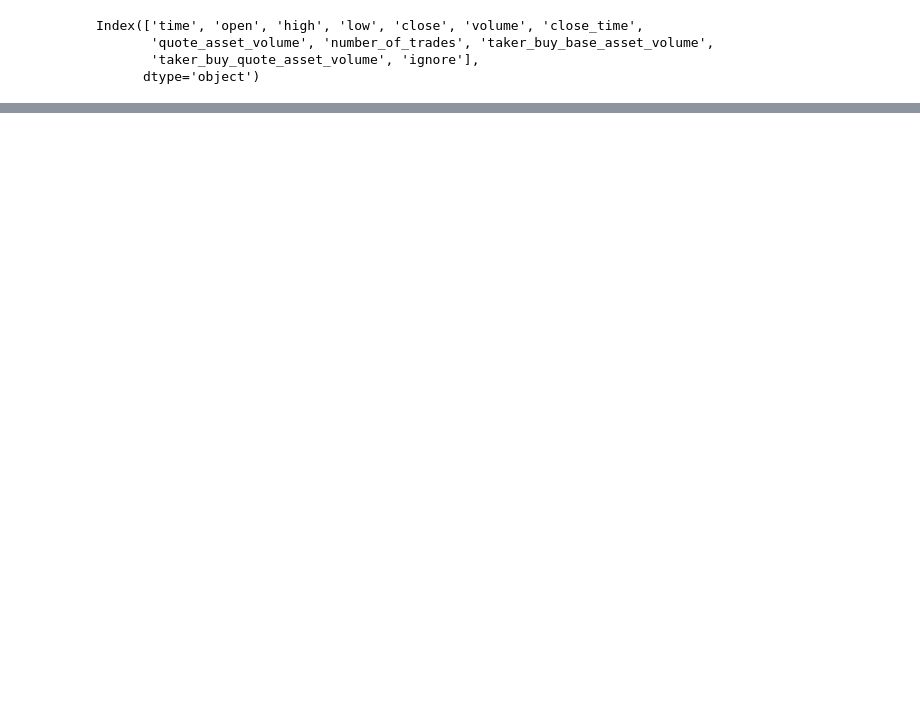
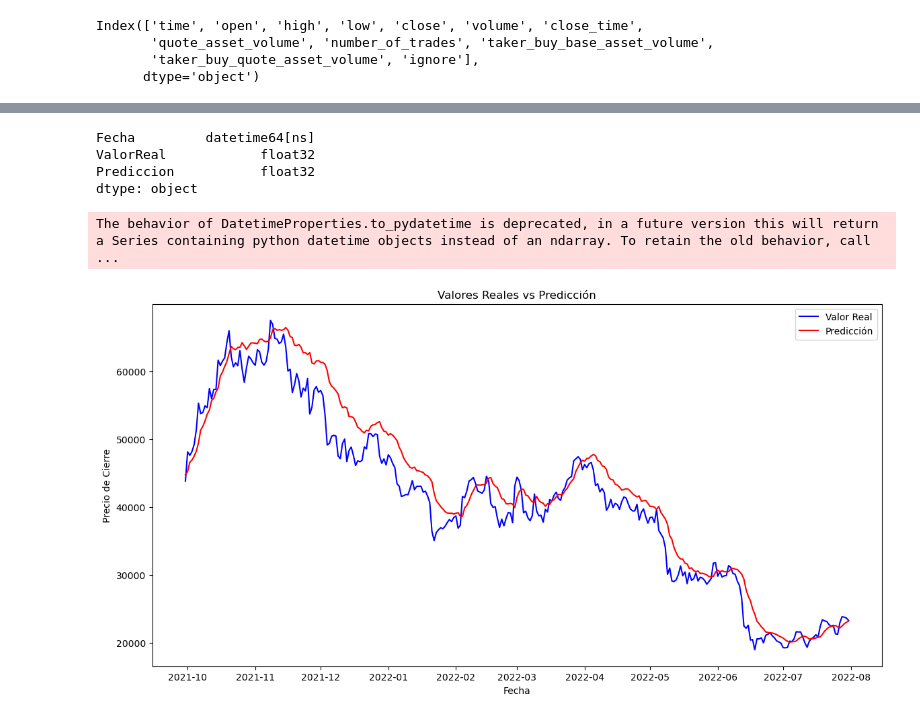
Before and after one commit to Aguerit0/neuronalTrade, a Jupyter notebook: modelos/test.ipynb, the cells around one changed output, grey strips where cells are left out. Cells and saved outputs as stored; diff of their text form; code cells hidden in the pictures; blank space fills up the shorter version.

Commit message:
rnn LSTM + plotly graph

```diff
--- a/modelos/test.ipynb
+++ b/modelos/test.ipynb
@@ -87,3 +87,3 @@ NameError: name 'train_scaled' is not defined
 # %%
 # reajustar los datos de entrenamiento para que sean 30*1
-x_traiin = np.reshape(x_train, (x_train.shape[0], x_train.shape[1], 1))
+x_train = np.reshape(x_train, (x_train.shape[0], x_train.shape[1], 1))
@@ -89,0 +137,4 @@ x_traiin = np.reshape(x_train, (x_train.shape[0], x_train.shape[1], 1))
+# %%
+prediccion = modelo.predict(X_test)
+prediccion = sc.inverse_transform(prediccion)
+prediccion
@@ -89,0 +160,46 @@ x_traiin = np.reshape(x_train, (x_train.shape[0], x_train.shape[1], 1))
+# %%
+# graficar valores reales y predicciones
+
+# recuperar valores reales
+real = df_3[time_step:].values
+df_result = pd.DataFrame({
+    'Fecha': test_data['time'].values[time_step:],
+    'ValorReal': real.flatten(),
+    'Prediccion': prediccion.flatten()
+})
+# %%
+astype = df_result['ValorReal'].astype('float32')
+df_result['ValorReal'] = astype
+
+df_result.dtypes
+# %% [output]
+Fecha         datetime64[ns]
+ValorReal            float32
+Prediccion           float32
+dtype: object
+# %%
+import plotly.express as px
+
+fig = px.line(df_result, x="Fecha", y=['ValorReal', 'Prediccion'], template="plotly_dark")
+fig.show()
+# %% [output]
+The behavior of DatetimeProperties.to_pydatetime is deprecated, in a future version this will return a Series containing python datetime objects instead of an ndarray. To retain the old behavior, call ...
+# %%
+import matplotlib.pyplot as plt
+# Configurar el tamaño de la figura
+plt.figure(figsize=(14, 7))
+
+# Graficar los valores reales
+plt.plot(df_result['Fecha'], df_result['ValorReal'], label='Valor Real', color='blue')
+
+# Graficar los valores predichos
+plt.plot(df_result['Fecha'], df_result['Prediccion'], label='Predicción', color='red')
+
+# Añadir título y etiquetas
+plt.title('Valores Reales vs Predicción')
+plt.xlabel('Fecha')
+plt.ylabel('Precio de Cierre')
+plt.legend()
+plt.show()
+# %% [output]
+[figure, added]
```
Also changed, not shown: parts of 9 cells of this notebook.
